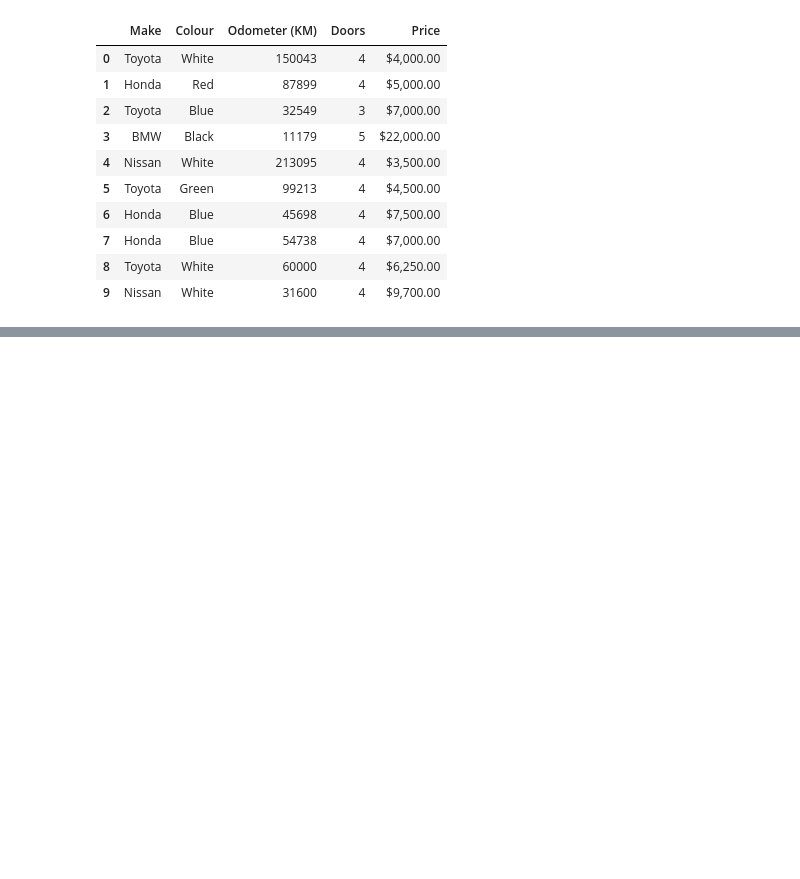
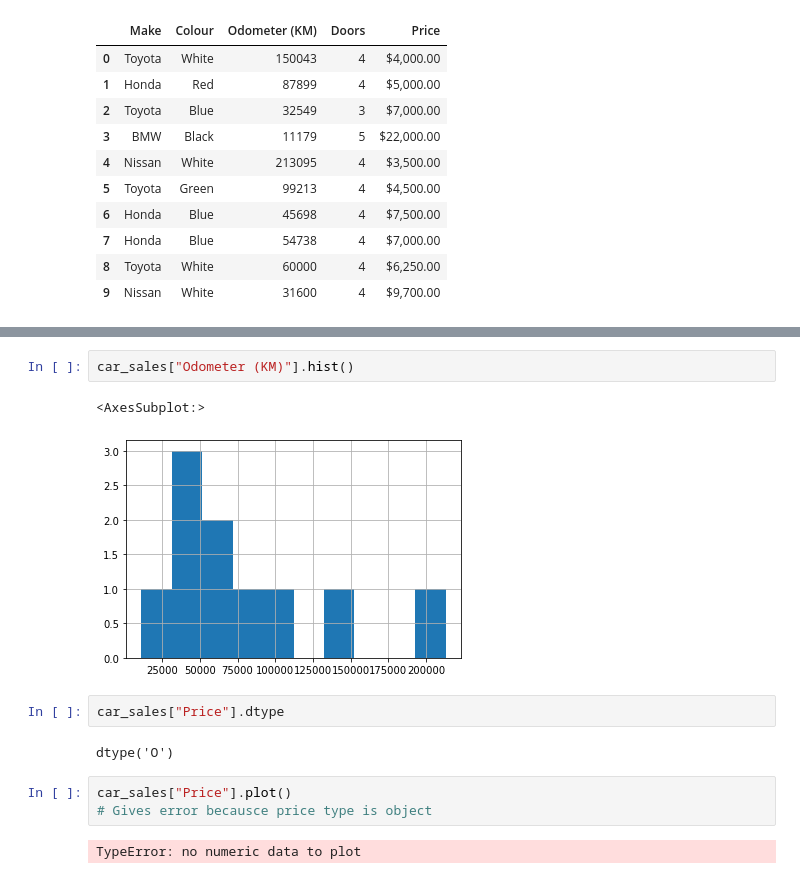
Before and after one commit to Divyat-Agrawal/learning-Data-Science, a Jupyter notebook: Pandas/pandas.ipynb, the cells around one changed output, grey strips where cells are left out. Saved outputs shown, nothing was run; the diff lists cells and outputs as text; blank space fills up the shorter version.

Commit message:
manuplating data

```diff
--- a/Pandas/pandas.ipynb
+++ b/Pandas/pandas.ipynb
@@ -74,0 +463,14 @@ exported_car_sales
+# %%
+car_sales["Odometer (KM)"].hist()
+# %% [output]
+<AxesSubplot:>
+[figure, added]
+# %%
+car_sales["Price"].dtype
+# %% [output]
+dtype('O')
+# %%
+car_sales["Price"].plot()
+# Gives error becausce price type is object
+# %% [output]
+TypeError: no numeric data to plot
```
Also changed, not shown: parts of 64 cells of this notebook.
